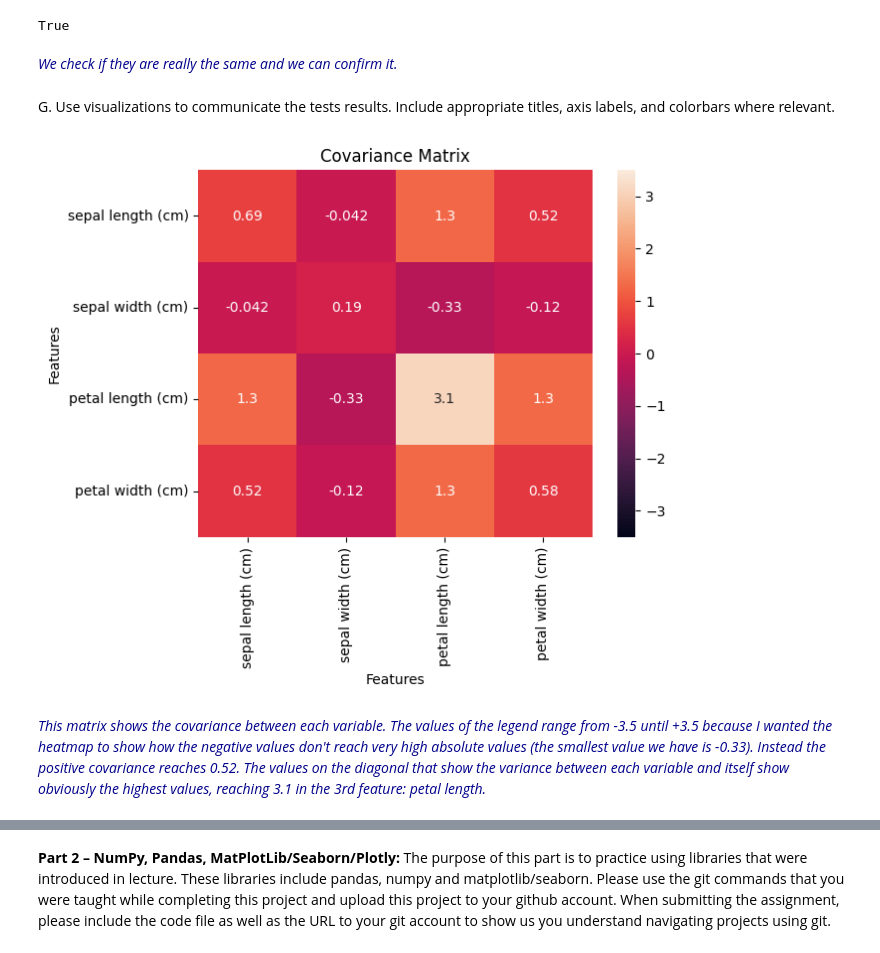
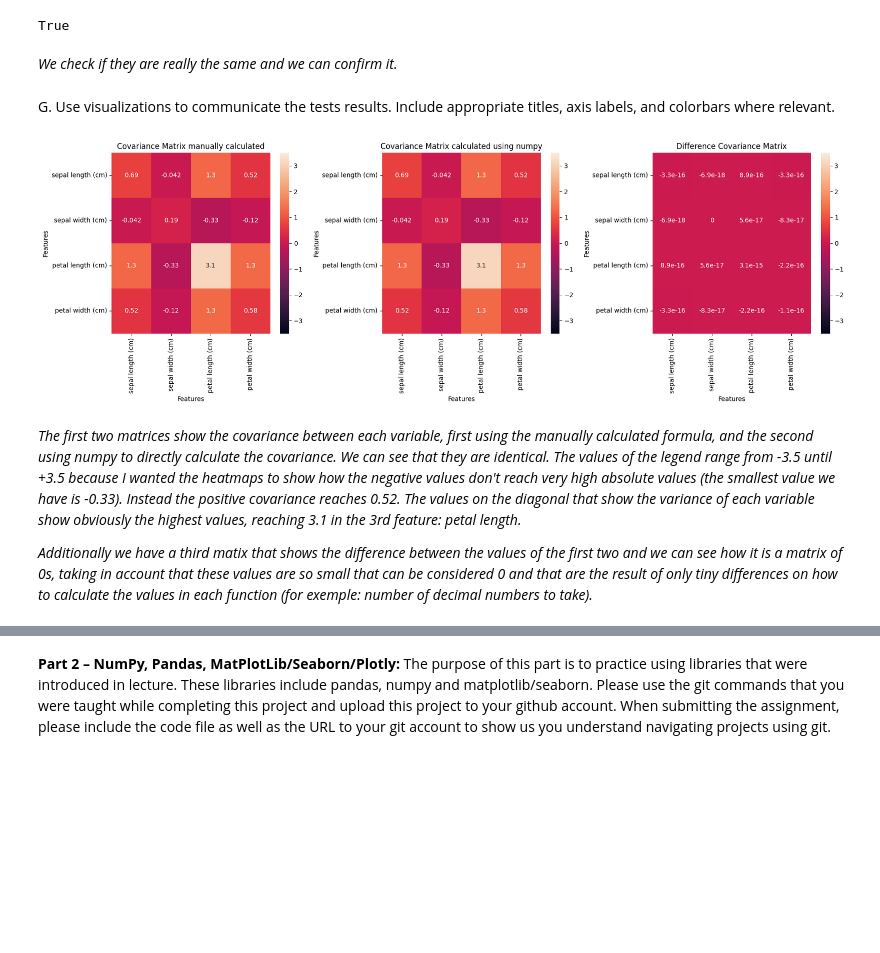
Before and after one commit to marionapuente/Mini_Project_MarionaPuente, a Jupyter notebook: Miniproject.ipynb, the cells around one changed output, grey strips where cells are left out. Drawn from its saved outputs; the diff is of its cells as text; code cells hidden in the pictures; blank space fills up the shorter version.

```diff
--- a/Miniproject.ipynb
+++ b/Miniproject.ipynb
@@ -201,7 +200,7 @@ np.allclose(corrMat(df), np.corrcoef(df, rowvar=False))
 # %% [output]
 True
 # %% [markdown]
-<font color='darkblue'>*We check if they are really the same and we can confirm it.</font>*
+*We check if they are really the same and we can confirm it.*
 # %% [markdown]
 
 
@@ -210,14 +209,33 @@ True
 
 G. Use visualizations to communicate the tests results. Include appropriate titles,
 axis labels, and colorbars where relevant.
-# %%
-covariance_matrix = covMat(df)
-sns.heatmap(covariance_matrix, annot=True, vmin=-3.5, vmax=3.5, xticklabels=df.columns, yticklabels=df.columns)
-plt.title('Covariance Matrix')
-plt.xlabel('Features')
-plt.ylabel('Features')
-plt.show()
-# %% [output]
-[figure, removed]
+# %%
+covariance_matrix1 = covMat(df)
+covariance_matrix2 = np.cov(df.values.T)   # Values need to be transposed.
+difference_covariance_matrix = covariance_matrix1 - covariance_matrix2
+
+fig, axes = plt.subplots(1, 3, figsize=(18, 6))
+
+sns.heatmap(covariance_matrix1, annot=True, vmin=-3.5, vmax=3.5, xticklabels=df.columns, yticklabels=df.columns, ax=axes[0])
+axes[0].set_title('Covariance Matrix manually calculated')
+axes[0].set_xlabel('Features')
+axes[0].set_ylabel('Features')
+
+sns.heatmap(covariance_matrix2, annot=True, vmin=-3.5, vmax=3.5, xticklabels=df.columns, yticklabels=df.columns, ax=axes[1])
+axes[1].set_title('Covariance Matrix calculated using numpy')
+axes[1].set_xlabel('Features')
+axes[1].set_ylabel('Features')
+
+sns.heatmap(difference_covariance_matrix, annot=True, vmin=-3.5, vmax=3.5, xticklabels=df.columns, yticklabels=df.columns, ax=axes[2])
+axes[2].set_title('Difference Covariance Matrix')
+axes[2].set_xlabel('Features')
+axes[2].set_ylabel('Features')
+
+plt.tight_layout()
+plt.show()
+# %% [output]
+[figure, added]
 # %% [markdown]
-<font color='darkblue'>*This matrix shows the covariance between each variable. The values of the legend range from -3.5 until +3.5 because I wanted the heatmap to show how the negative values don't reach very high absolute values (the smallest value we have is -0.33). Instead the positive covariance reaches 0.52. The values on the diagonal that show the variance between each variable and itself show obviously the highest values, reaching 3.1 in the 3rd feature: petal length.</font>*
+*The first two matrices show the covariance between each variable, first using the manually calculated formula, and the second using numpy to directly calculate the covariance. We can see that they are identical. The values of the legend range from -3.5 until +3.5 because I wanted the heatmaps to show how the negative values don't reach very high absolute values (the smallest value we have is -0.33). Instead the positive covariance reaches 0.52. The values on the diagonal that show the variance of each variable show obviously the highest values, reaching 3.1 in the 3rd feature: petal length.*
+
+*Additionally we have a third matix that shows the difference between the values of the first two and we can see how it is a matrix of 0s, taking in account that these values are so small that can be considered 0 and that are the result of only tiny differences on how to calculate the values in each function (for exemple: number of decimal numbers to take).*
```
Also changed, not shown: parts of 40 cells of this notebook.
